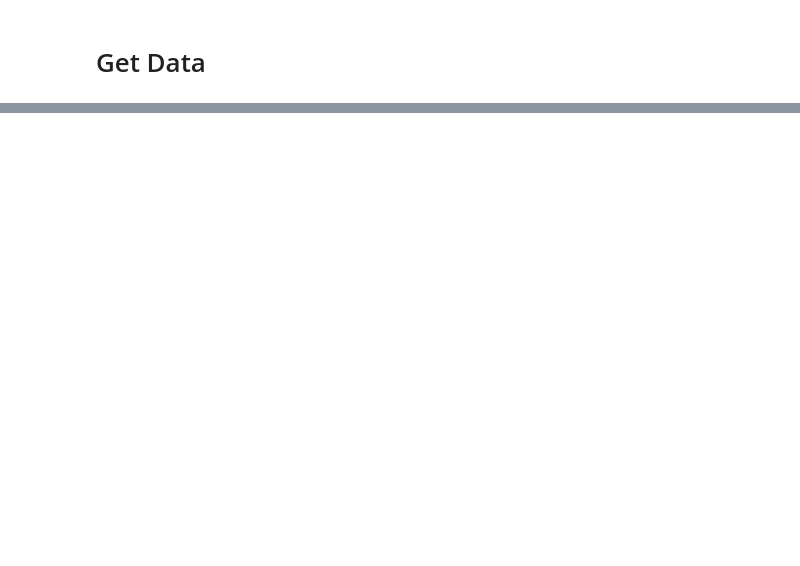
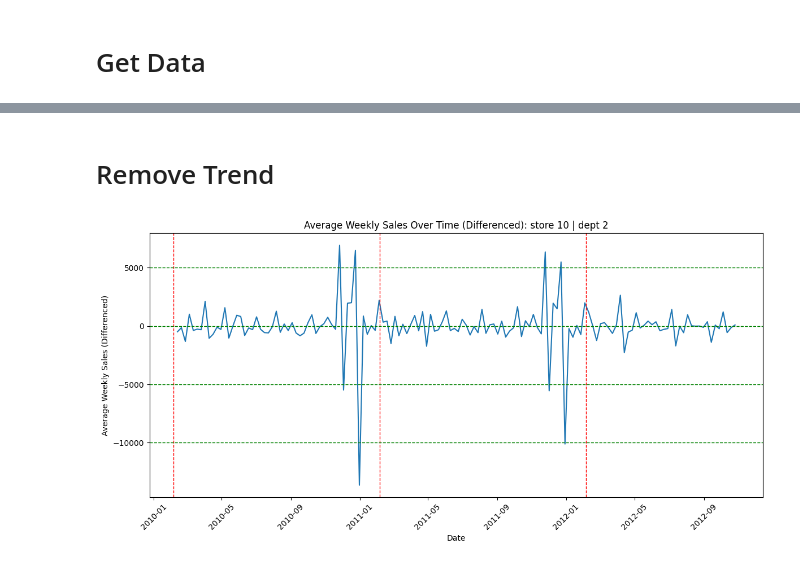
Before and after one commit to Cimbir/Store-Sales-Forecasting, a Jupyter notebook: model_sarima.ipynb, the cells around one changed output, grey strips where cells are left out. Cells and saved outputs as stored; diff of their text form; code cells hidden in the pictures; blank space fills up the shorter version.

```diff
--- a/model_sarima.ipynb
+++ b/model_sarima.ipynb
@@ -133,0 +149,25 @@ test_loader = DataLoader(test_dataset, batch_size=BATCH_SIZE, shuffle=True)
+# %% [markdown]
+# Remove Trend
+# %%
+avg_sales_over_time_diff = avg_sales_over_time.diff().dropna()
+
+plt.figure(figsize=(12, 6))
+plt.plot(avg_sales_over_time_diff.index, avg_sales_over_time_diff.values)
+plt.xlabel('Date')
+plt.ylabel(f'Average Weekly Sales (Differenced)')
+plt.title(f'Average Weekly Sales Over Time (Differenced): store {store_id} | dept {dept_id}')
+plt.xticks(rotation=45)
+plt.tight_layout()
+
+# Add vertical lines for the end of each year
+years = pd.to_datetime(avg_sales_over_time_diff.index).year.unique()
+for year in years:
+    end_of_year = pd.to_datetime(f'{year}-02-05')
+    plt.axvline(end_of_year, color='red', linestyle='--', lw=1)
+
+for i in range(-2, 2):
+  plt.axhline(i * 5000, color='green', linestyle='--', lw=1)
+
+plt.show()
+# %% [output]
+[figure, added]
```
Also changed, not shown: parts of 38 cells of this notebook.
